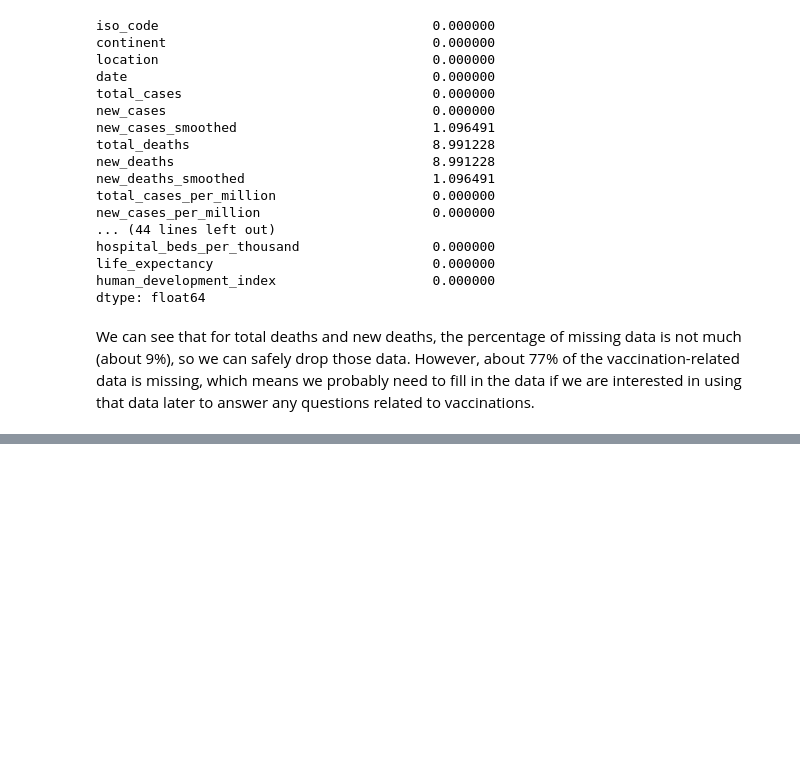
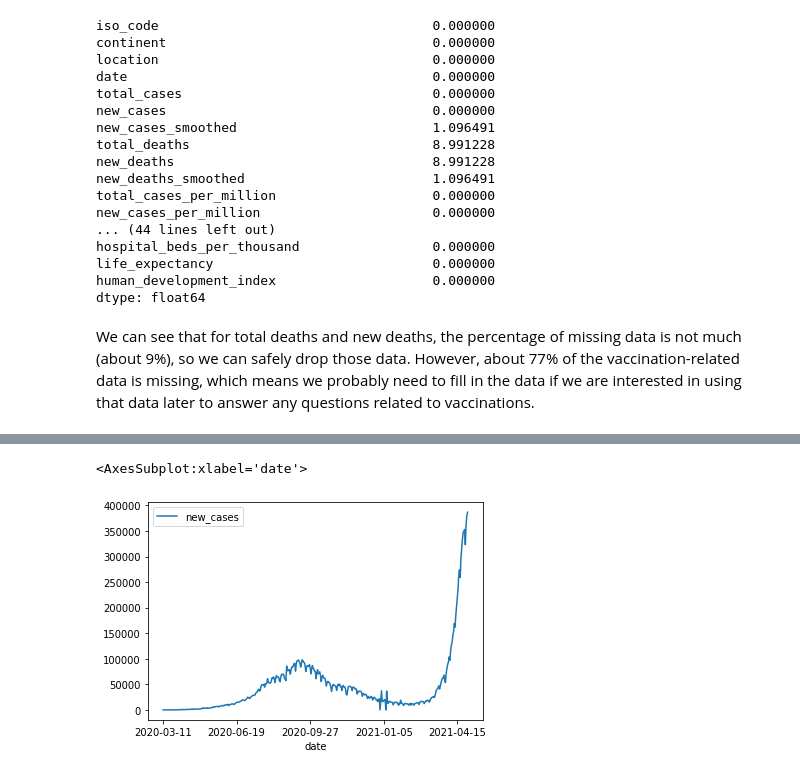
Before and after one commit to irfaan-jamarussadiq/320_final_project, a Jupyter notebook: final.ipynb, the cells around one changed output, grey strips where cells are left out. Drawn from its saved outputs; the diff is of its cells as text; code cells hidden in the pictures; blank space fills up the shorter version.

```diff
--- a/final.ipynb
+++ b/final.ipynb
@@ -78,0 +112,5 @@ We can see that for total deaths and new deaths, the percentage of missing data
+# %%
+df.plot(x='date', y='new_cases')
+# %% [output]
+<AxesSubplot:xlabel='date'>
+[figure, added]
```
Also changed, not shown: parts of 8 cells of this notebook.
